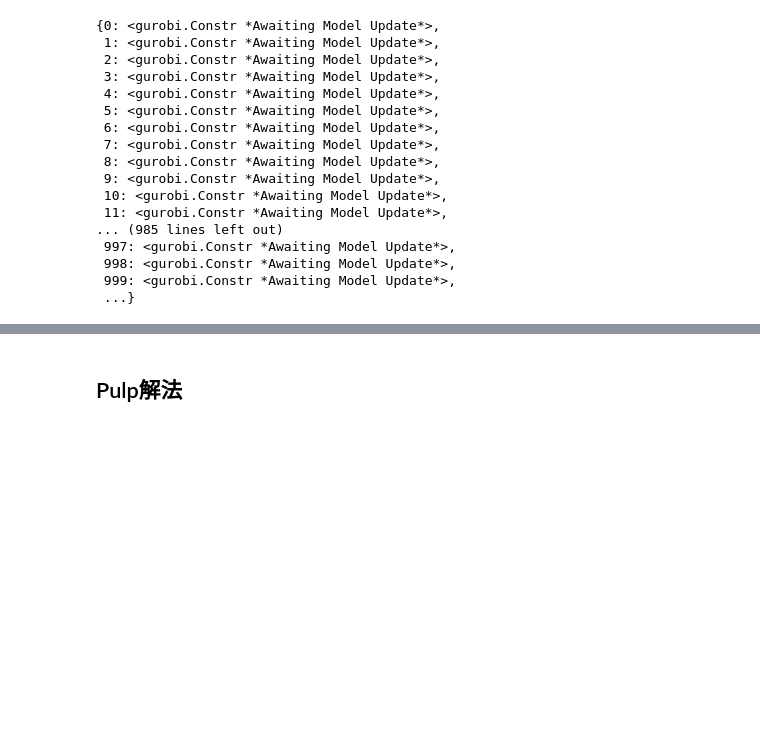
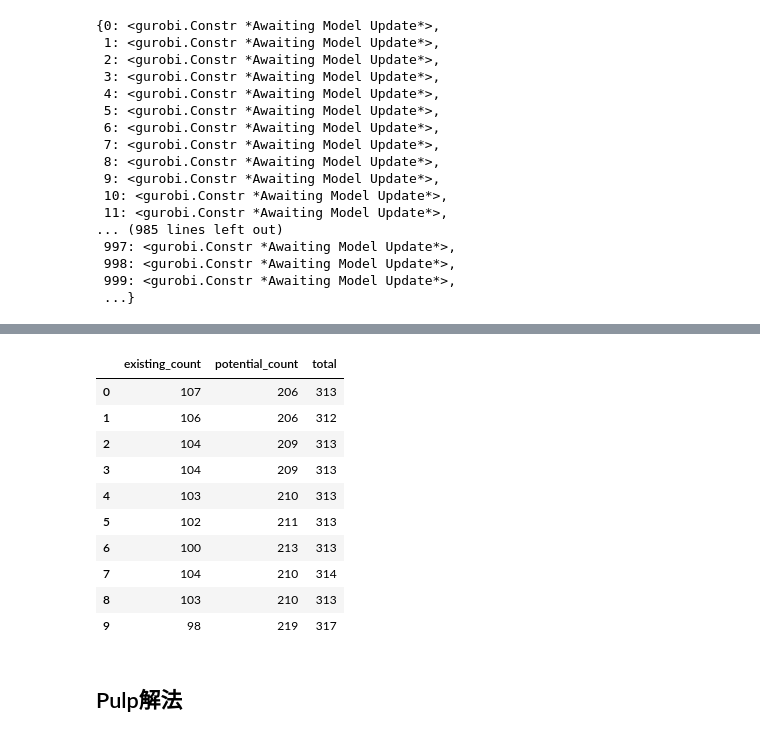
Before and after one commit to rongboxu/LSCP-with-Gurobi, a Jupyter notebook: LSCP_selecting_new_sites_for_all_MSOA.ipynb, the cells around one changed output, grey strips where cells are left out. Cells and saved outputs as stored; diff of their text form; code cells hidden in the pictures; blank space fills up the shorter version.

```diff
--- a/LSCP_selecting_new_sites_for_all_MSOA.ipynb
+++ b/LSCP_selecting_new_sites_for_all_MSOA.ipynb
@@ -412,0 +427,19 @@ Best objective 3.119300000000e+04, best bound 3.112200000000e+04, gap 0.2276%
+# %%
+summary_extended = pandas.DataFrame(columns=['existing_count', 'potential_count'], index=range(10))
+# %%
+for n in range(10):
+    m_extended.setParam(GRB.Param.SolutionNumber, n)
+
+    #一共1600个existing facilities；计算序号小于等于1599的有多少个
+    sum = 0
+    for j in range(1600):
+        if select_extended[j].Xn >= 1.0:
+            sum = sum + 1
+    summary_extended.iloc[n,0] = sum
+
+    #计算potential sites数量
+    sum_potential = 0
+    for j in range(1600, num_facilities):
+        if select_extended[j].Xn >= 1.0:
+            sum_potential = sum_potential + 1
+    summary_extended.iloc[n,1] = sum_potential
@@ -413,3 +460,18 @@ Best objective 3.119300000000e+04, best bound 3.112200000000e+04, gap 0.2276%
+# %%
+summary_extended['total'] = summary_extended['existing_count'] + summary_extended['potential_count']
+summary_extended
+# %% [output]
+|  | existing_count | potential_count | total |
+| 0 | 107 | 206 | 313 |
+| 1 | 106 | 206 | 312 |
+| 2 | 104 | 209 | 313 |
+| 3 | 104 | 209 | 313 |
+| 4 | 103 | 210 | 313 |
+| 5 | 102 | 211 | 313 |
+| 6 | 100 | 213 | 313 |
+| 7 | 104 | 210 | 314 |
+| 8 | 103 | 210 | 313 |
+| 9 | 98 | 219 | 317 |
 # %% [markdown]
 ## Pulp解法
 # %%
```
Also changed, not shown: parts of 6 cells of this notebook, 1 other file.
